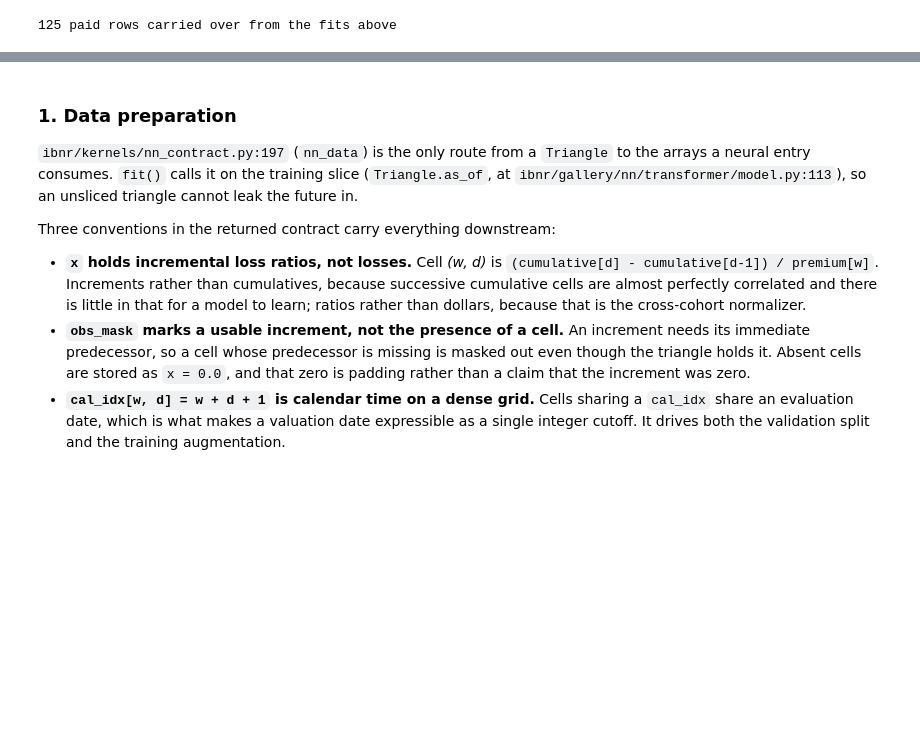
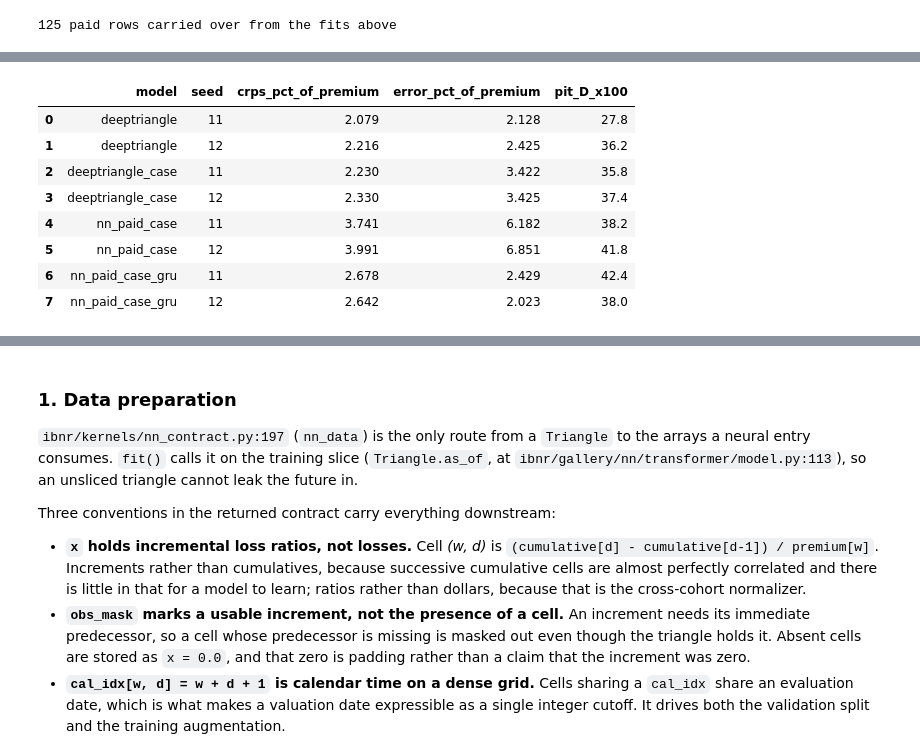
Before and after one commit to EKtheSage/ibnr, a Jupyter notebook: analysis/03b_nn_vs_classical.ipynb, the cells around one changed output, grey strips where cells are left out. Saved outputs shown, nothing was run; the diff lists cells and outputs as text; code cells hidden in the pictures; blank space fills up the shorter version.

```diff
--- a/analysis/03b_nn_vs_classical.ipynb
+++ b/analysis/03b_nn_vs_classical.ipynb
@@ -1588,0 +1733,76 @@ reported_loss  6 methods cover the whole panel and agree about its realized tota
+# %%
+# Only the training seed changes. The kwargs are the same objects the fits above used, so
+# nothing else can drift between the two runs, and predict() keeps SEED_DRAW as before.
+SEED_ALT = 12
+SEED_ARMS = [
+    (
+        "deeptriangle",
+        "deeptriangle",
+        dict(loss_field=FIELD, config=DeepTriangleConfig(**NN_CONFIG)),
+    ),
+    *NEW_PAID_FITS,
+]
+
+
+def score_arm(rows, draws):
+    """The three columns of the board above, computed the same way, for one arm."""
+    g = pd.DataFrame(rows)
+    per_cohort = np.array(
+        [
+            float(crps(draws[k][:, None], np.asarray([y], dtype=float))[0])
+            for k, y in zip(g["key"], g["realized_ultimate"], strict=True)
+        ]
+    )
+    return dict(
+        crps_pct_of_premium=float(np.mean(100.0 * per_cohort / g["premium"].to_numpy())),
+        error_pct_of_premium=100.0
+        * float(g["predicted_ultimate"].sum() - g["realized_ultimate"].sum())
+        / float(g["premium"].sum()),
+        pit_D_x100=100.0 * ks_uniformity(g["outcome_pct"].to_numpy() / 100.0).statistic,
+    )
+
+
+seed_rows = []
+for row_name, entry_name, fit_kwargs in SEED_ARMS:
+    # the seed-11 side is read off the board rather than refitted
+    _b = ult_board[(ult_board["model"] == row_name) & (ult_board["field"] == FIELD)].iloc[0]
+    seed_rows.append(
+        dict(
+            model=row_name,
+            seed=SEED_FIT,
+            crps_pct_of_premium=float(_b["crps_pct_of_premium"]),
+            error_pct_of_premium=float(_b["error_pct_of_premium"]),
+            pit_D_x100=float(_b["pit_D_x100"]),
+        )
+    )
+    t0 = time.perf_counter()
+    entry = gallery.fit(entry_name, tri, as_of=AS_OF, seed=SEED_ALT, **fit_kwargs)
+    _rows, _draws = [], {}
+    for key in COHORTS:
+        seg = {"company_code": key[0], "line_of_business": key[1]}
+        pred = entry.predict(segment=seg, seed=SEED_DRAW)
+        outcome = np.asarray(entry.realized_ultimates(sub[key], segment=seg), dtype=float)
+        i = pred.targets["label"].astype(str).tolist().index("total")
+        _rows.append(
+            dict(
+                key=key,
+                predicted_ultimate=float(pred.mean()[i]),
+                realized_ultimate=float(outcome[i]),
+                premium=float(PREMIUM_TOTAL[key]),
+                outcome_pct=100.0 * float(pred.cdf(outcome)[i]),
+            )
+        )
+        _draws[key] = np.asarray(pred.samples[:, i], dtype=float)
+    seed_rows.append(dict(model=row_name, seed=SEED_ALT, **score_arm(_rows, _draws)))
+    ult_seconds[(f"{row_name} @ seed {SEED_ALT}", FIELD)] = round(time.perf_counter() - t0, 1)
+    del entry
+    print(
+        f"{row_name:18s} seed {SEED_ALT}  "
+        f"{ult_seconds[(f'{row_name} @ seed {SEED_ALT}', FIELD)]:7.1f}s",
+        flush=True,
+    )
+
+seed_table = pd.DataFrame(seed_rows).sort_values(["model", "seed"]).reset_index(drop=True)
+print("\nsame panel, same draws seed, same configuration - only the training seed differs")
+display(seed_table.round(3))
+# %% [output]
@@ -1589,2 +1815,11 @@ reported_loss  6 methods cover the whole panel and agree about its realized tota
+|  | model | seed | crps_pct_of_premium | error_pct_of_premium | pit_D_x100 |
+| 0 | deeptriangle | 11 | 2.079 | 2.128 | 27.8 |
+| 1 | deeptriangle | 12 | 2.216 | 2.425 | 36.2 |
+| 2 | deeptriangle_case | 11 | 2.230 | 3.422 | 35.8 |
+| 3 | deeptriangle_case | 12 | 2.330 | 3.425 | 37.4 |
+| 4 | nn_paid_case | 11 | 3.741 | 6.182 | 38.2 |
+| 5 | nn_paid_case | 12 | 3.991 | 6.851 | 41.8 |
+| 6 | nn_paid_case_gru | 11 | 2.678 | 2.429 | 42.4 |
+| 7 | nn_paid_case_gru | 12 | 2.642 | 2.023 | 38.0 |
 # %% [markdown]
 Every method over-states the paid ultimate, and none of them is calibrated on that field.
```
Also changed, not shown: parts of 27 cells of this notebook.
